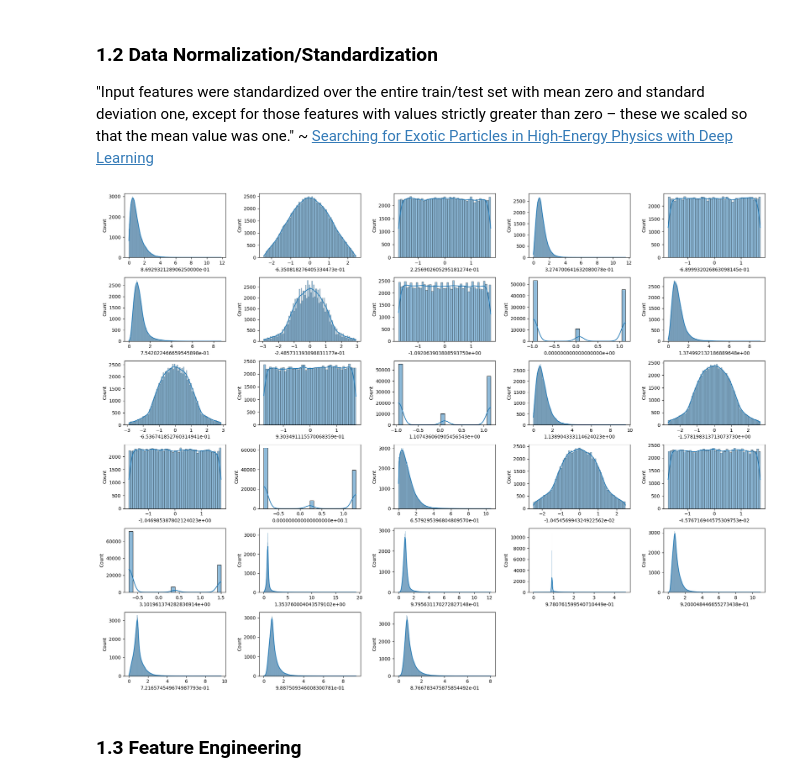
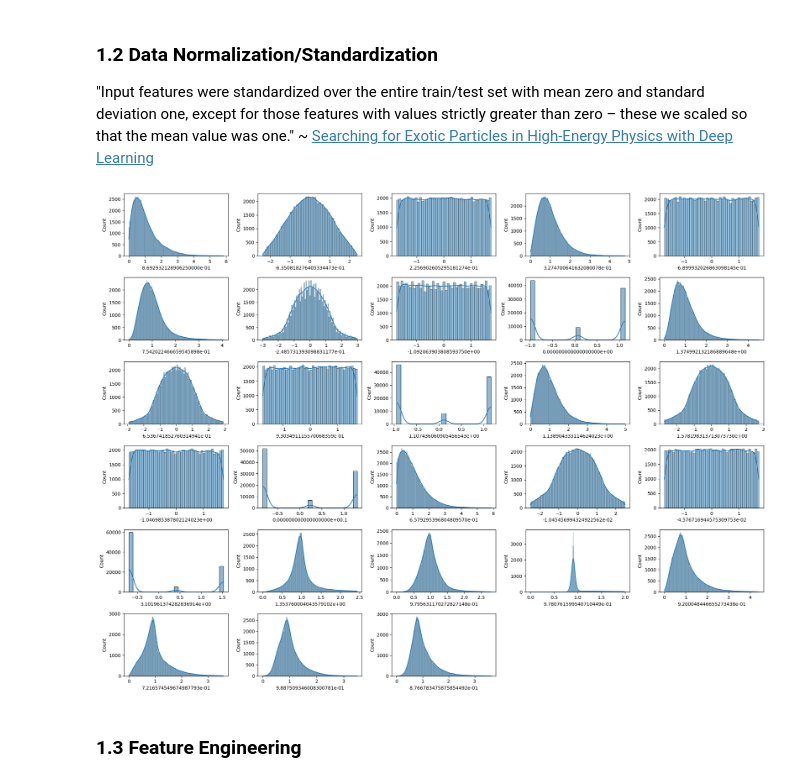
Before and after one commit to harshit-jain52/CS60050, a Jupyter notebook: assgn03/A3_Part1.ipynb, the cells around one changed output. Drawn from its saved outputs; the diff is of its cells as text; code cells hidden in the pictures.

```diff
--- a/assgn03/A3_Part1.ipynb
+++ b/assgn03/A3_Part1.ipynb
@@ -18,7 +28,7 @@ from sklearn.metrics.pairwise import rbf_kernel, linear_kernel
 # %%
 # Load HIGGS_sample
 
-filepath = "./HIGGS_sample.csv"
+filepath = "/content/HIGGS_sample.csv"
 read_data = pd.read_csv(filepath)
 data = read_data.drop(columns=['1.000000000000000000e+00'])
 target = read_data['1.000000000000000000e+00']
@@ -128,20 +128,31 @@ plt.show()
 # %%
+print(f"Shape before removing outliers: {data.shape}")
+
 outliers = {}
+outlier_indices = set()
 
 for column in data.columns:
     skewness = data[column].skew()
 
     if abs(skewness) < 0.5:  # Approximately normal - Use Z-score
-        threshold = 3
+        threshold = 4
         z_scores = zscore(data[column].dropna())
         outliers[column] = data[column][np.abs(z_scores) > threshold]
+        outlier_indices.update(outliers[column].index)
         print(f"{column}: Z-score method detected {len(outliers[column])} outliers")
     else:  # Skewed or non-normal - Use IQR
+        threshold = 4.5
         Q1 = data[column].quantile(0.25)
         Q3 = data[column].quantile(0.75)
         IQR = Q3 - Q1
         outliers[column] = data[column][
-            (data[column] < Q1 - 2 * IQR) | (data[column] > Q3 + 1.5 * IQR)
+            (data[column] < Q1 - threshold * IQR) | (data[column] > Q3 + threshold * IQR)
         ]
+        outlier_indices.update(outliers[column].index)
         print(f"{column}: IQR method detected {len(outliers[column])} outliers")
+
+# Remove rows with outliers
+data_cleaned = data.drop(index=outlier_indices)
+target = target.drop(index=outlier_indices)
+print(f"Shape after removing outliers: {data_cleaned.shape}")
 # %% [output]
@@ -169,35 +180,35 @@ for column in data.columns:
 ~ [Searching for Exotic Particles in High-Energy Physics with Deep Learning](https://arxiv.org/pdf/1402.4735)
 # %%
 # Identify columns with strictly positive values
-positive_only_columns = [col for col in data.columns if (data[col] > 0).all()]
+positive_only_columns = [col for col in data_cleaned.columns if (data_cleaned[col] > 0).all()]
 
 # Separate data into positive-only and other columns
-data_positive_only = data[positive_only_columns]
-data_other = data.drop(columns=positive_only_columns)
+data_positive_only = data_cleaned[positive_only_columns]
+data_other = data_cleaned.drop(columns=positive_only_columns)
 
 # Standardize columns with both positive and negative values
 scaler = StandardScaler()
 data_other_scaled = scaler.fit_transform(data_other)
 data_other_scaled = pd.DataFrame(data_other_scaled, columns=data_other.columns)
 
 # Scale positive-only columns so the mean is 1
 scaler_positive = MinMaxScaler()
 data_positive_only_scaled = scaler_positive.fit_transform(data_positive_only)
 data_positive_only_scaled = pd.DataFrame(
     data_positive_only_scaled, columns=data_positive_only.columns
 )
 data_positive_only_scaled = data_positive_only_scaled * (
     1 / data_positive_only_scaled.mean()
 )
 
 # Combine both scaled parts back into a single DataFrame
 data_scaled = pd.concat([data_other_scaled, data_positive_only_scaled], axis=1)
 data_scaled = data_scaled[data.columns]  # Reorder columns to match original data order
 
 # Plot the histograms of each feature
 beautiful_plot(data_scaled)
 # %% [output]
-[figure, old version]
+[figure, new version]
 # %% [markdown]
 ### 1.3 Feature Engineering
 # %%
```
Also changed, not shown: parts of 23 cells of this notebook, 1 other file.
